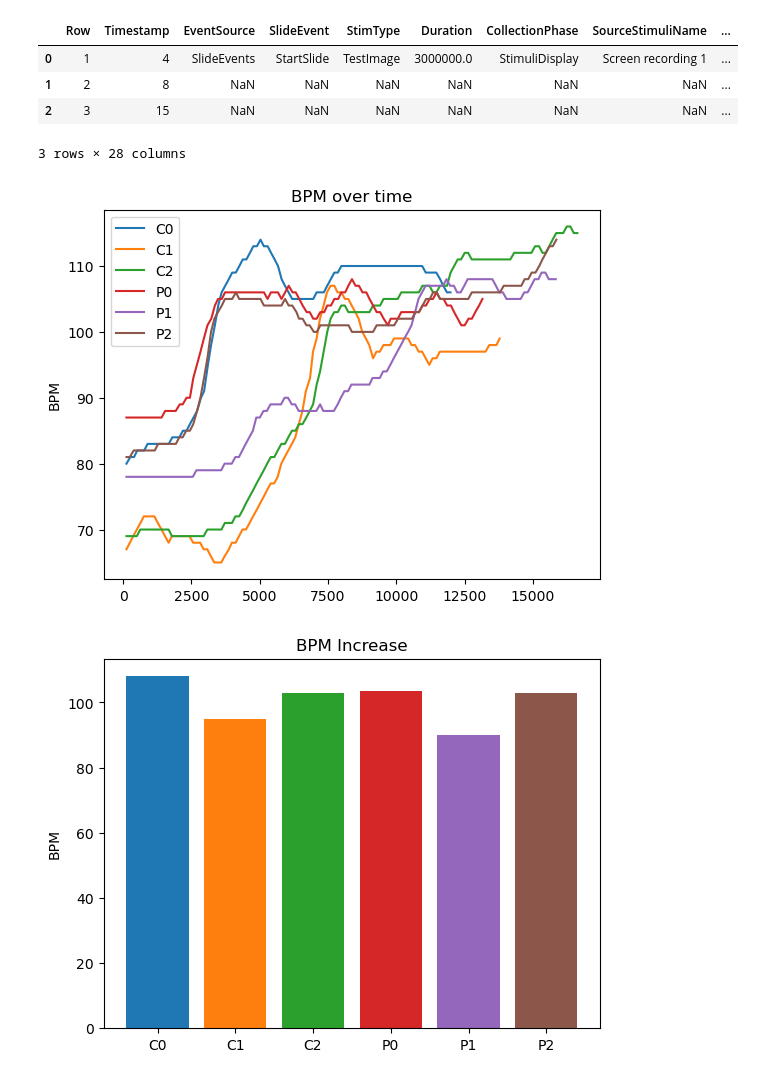
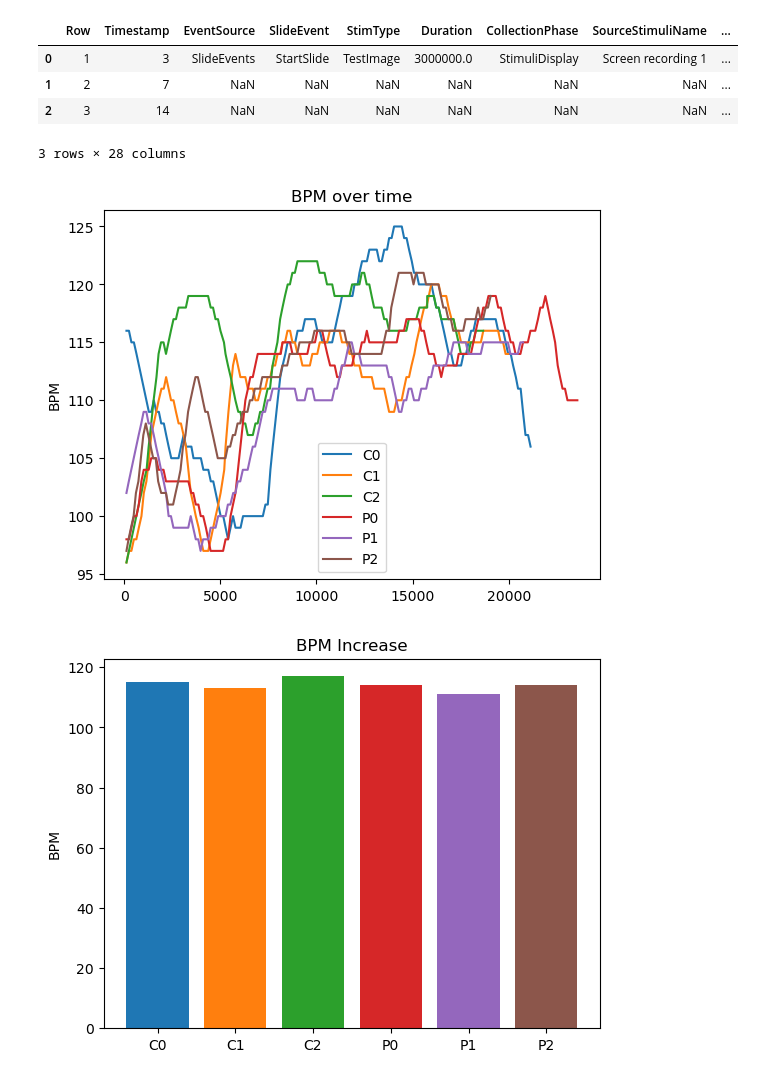
Before and after one commit to EliDll/pseudo-haptic-weight-lifting, a Jupyter notebook: EDA/imot_edda.ipynb, the cells around one changed output. Saved outputs shown, nothing was run; the diff lists cells and outputs as text; code cells hidden in the pictures.

```diff
--- a/EDA/imot_edda.ipynb
+++ b/EDA/imot_edda.ipynb
@@ -5,7 +5,7 @@ import pandas as pd
 import seaborn as sns
 # %%
 def get_df(id):
-    path = './' + 'CZ_27_05/' + 'imotions/' + 'Shovel' + '_' + id + '.csv'
+    path = './' + 'AD_17_06/' + 'imotions/' + 'Shovel' + '_' + id + '.csv'
     return pd.read_csv(path)
 
 c_0 = get_df("C0")
@@ -18,9 +18,9 @@ p_2 = get_df("p2")
 c_0.head(3)
 # %% [output]
 |  | Row | Timestamp | EventSource | SlideEvent | StimType | Duration | CollectionPhase | SourceStimuliName | ... |
-| 0 | 1 | 4 | SlideEvents | StartSlide | TestImage | 3000000.0 | StimuliDisplay | Screen recording 1 | ... |
-| 1 | 2 | 8 | NaN | NaN | NaN | NaN | NaN | NaN | ... |
-| 2 | 3 | 15 | NaN | NaN | NaN | NaN | NaN | NaN | ... |
+| 0 | 1 | 3 | SlideEvents | StartSlide | TestImage | 3000000.0 | StimuliDisplay | Screen recording 1 | ... |
+| 1 | 2 | 7 | NaN | NaN | NaN | NaN | NaN | NaN | ... |
+| 2 | 3 | 14 | NaN | NaN | NaN | NaN | NaN | NaN | ... |
 3 rows × 28 columns
 # %%
 hr = 'Heart rate'
@@ -45,21 +45,22 @@ plt.ylabel('BPM')
 #display plot
 plt.show()
 # %% [output]
-[figure, old version]
+[figure, new version]
 # %%
 def delta_hr(df):
+    return df[hr].median()
     return (df[hr].max() - df[hr].min())
 
 labels = ['C0', 'C1', 'C2', 'P0', 'P1', 'P2']
 deltas = [delta_hr(c_0), delta_hr(c_1), delta_hr(c_2), delta_hr(p_0), delta_hr(p_1), delta_hr(p_2)]
 colors = ['tab:blue', 'tab:orange', 'tab:green', 'tab:red', 'tab:purple', 'tab:brown']
 
 plt.bar(labels, deltas, color=colors)
 plt.title('BPM Increase')
 plt.ylabel('BPM')
 plt.show()
 # %% [output]
-[figure, old version]
+[figure, new version]
 # %%
 gsr = 'GSR Resistance CAL'
 
```
Also changed, not shown: parts of 2 cells of this notebook, 25 other files.
